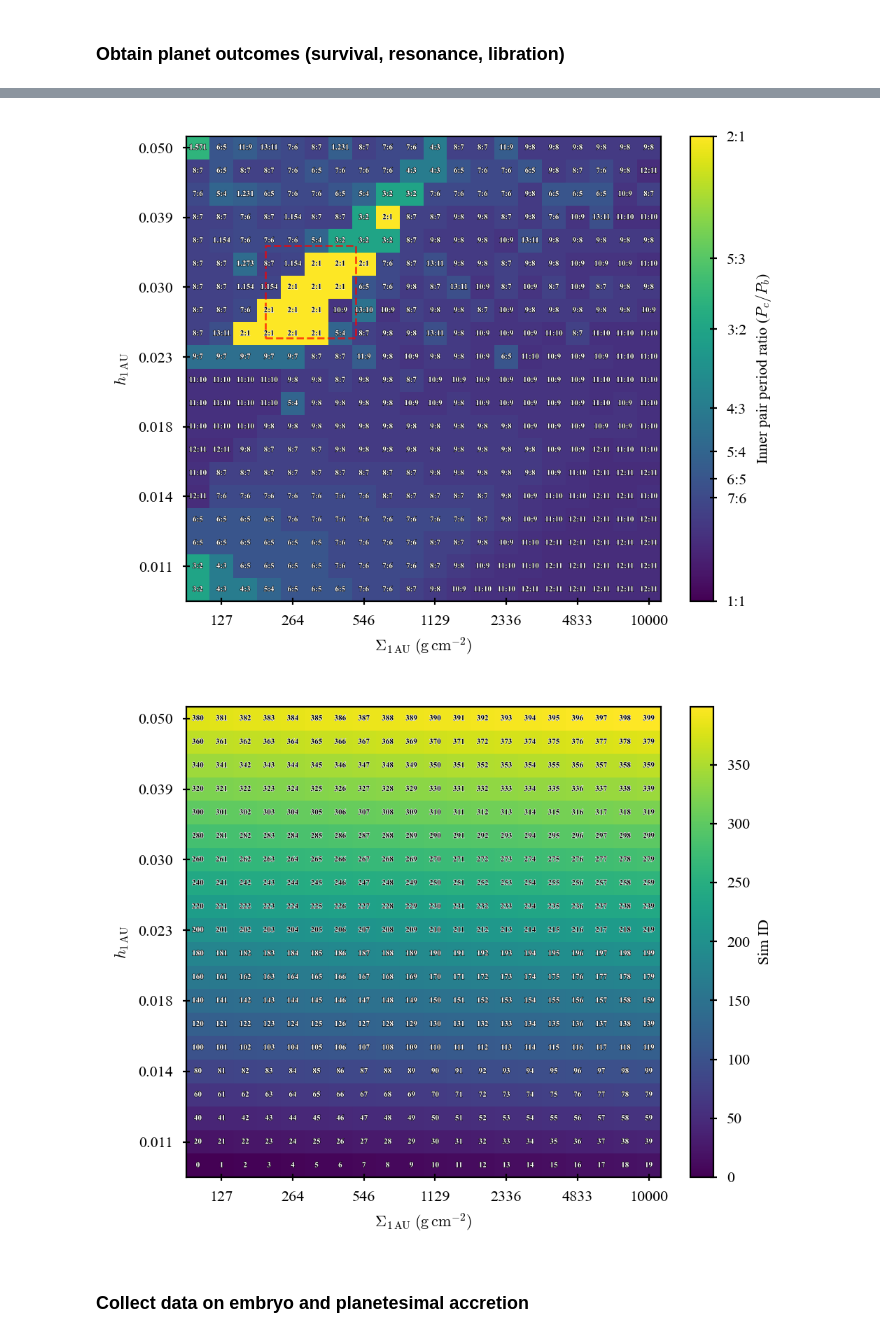
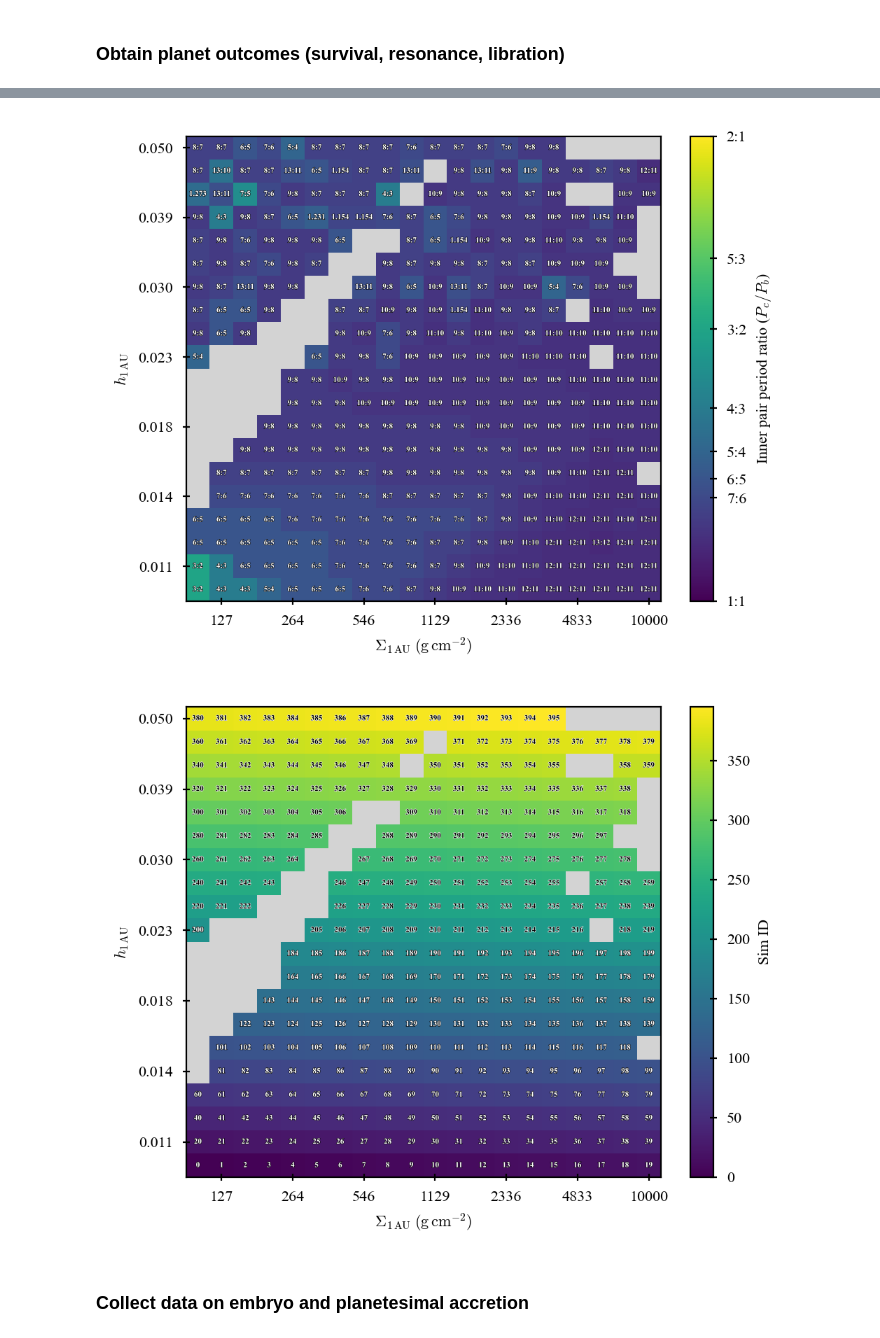
Before and after one commit to dchen10Git/uh-ifa-reu-2026, a Jupyter notebook: analyze_sims.ipynb, the cells around one changed output, grey strips where cells are left out. Drawn from its saved outputs; the diff is of its cells as text; code cells hidden in the pictures.

Commit message:
Have one planet at IDE

```diff
--- a/analyze_sims.ipynb
+++ b/analyze_sims.ipynb
@@ -583,37 +570,38 @@ def plot_param_grid_map(outcomes, value_col, label, x_col="Sigma_1au", y_col="h_
 
     cbar.set_label(label)
     if 'ratio' in value_col:
         cbar.set_ticks(ratios[:8], labels=['2:1', '5:3', '3:2', '4:3', '5:4', '6:5', '7:6', '1:1'])
         cbar.ax.minorticks_off()
     elif 'survived' in value_col:
         cbar.set_ticks([1,2,3])
 
     if show_box:                # Bottom left corner
         rect = patches.Rectangle((200, 0.025), width=300, height=0.01, edgecolor='r', facecolor='none', linewidth=1, alpha=0.7, linestyle='dashed')
         ax.add_patch(rect)
 
     ax.tick_params(axis='both', direction='inout')
     cbar.ax.tick_params(direction='inout')
 
     plt.tight_layout()
     plt.show()
 
 dataset_id = 9
-planet_outcomes = pd.read_hdf(f"dfs/planet_outcomes{dataset_id}_800.h5", key="df") # Load data
+snapshot = -1
+planet_outcomes = pd.read_hdf(f"dfs/planet_outcomes{dataset_id}_{snapshot}.h5", key="df") # Load data
 
 # plot_param_grid_map(planet_outcomes, "pl_survived", "Number of planets remaining", vmin=1, show_text=True, show_box=False, black_threshold=3)
 # plot_param_grid_map(planet_outcomes, "true_inner_P_ratio", r"Inner pair period ratio ($P_c/P_b$)", x_col="log_tau_Omega", y_col="log_K2", vmin=1, vmax=2, show_text=True, show_libration=False, show_Delta=False, show_box=False, black_threshold=1.6, log_cmap=True)
-plot_param_grid_map(planet_outcomes, "inner_P_ratio", r"Inner pair period ratio ($P_c/P_b$)", vmin=1, vmax=2, show_text=True, show_libration=False, show_Delta=False, show_box=True, black_threshold=1.6, log_cmap=True)
+plot_param_grid_map(planet_outcomes, "inner_P_ratio", r"Inner pair period ratio ($P_c/P_b$)", vmin=1, vmax=2, show_text=True, show_libration=False, show_Delta=False, show_box=False, black_threshold=1.6, log_cmap=True)
 # plot_param_grid_map(planet_outcomes, "inner_P_ratio", r"Inner pair period ratio ($P_c/P_b$)", x_col="log_tau_Omega", y_col="log_K2", nbins=32, vmin=1, vmax=2, show_text=True, show_libration=False, show_Delta=False, show_box=False, black_threshold=1.6, log_cmap=True)
 # plot_param_grid_map(planet_outcomes, "outer_P_ratio", r"Outer pair period ratio ($P_d/P_c$)", vmin=1, show_text=True, show_libration=False, show_box=False, black_threshold=1.6, log_cmap=True)
 # plot_param_grid_map(planet_outcomes, "tau_a (kyr)", r"$\tau_a$ (kyr)", cmap='coolwarm', log_cmap=True, black_threshold=0)
 
 # plot_param_grid_map(planet_outcomes, "log_tau_Omega", r"$\log \tau_a \Omega$", show_text=True, show_libration=False, show_Delta=False, show_box=False, black_threshold=1.6, log_cmap=True)
 # plot_param_grid_map(planet_outcomes, "log_K2", r"$\log K_2$",show_text=True, show_libration=False, show_Delta=False, show_box=False, black_threshold=1.6, log_cmap=True)
 plot_param_grid_map(planet_outcomes, "sim_id", "Sim ID", nbins=32, black_threshold=200)
 # %% [output]
-[figure, old version]
+[figure, new version]
-[figure, old version]
+[figure, new version]
 # %% [markdown]
 ### Collect data on embryo and planetesimal accretion
 # %%
```
Also changed, not shown: parts of 2 cells of this notebook, 2 other files.
